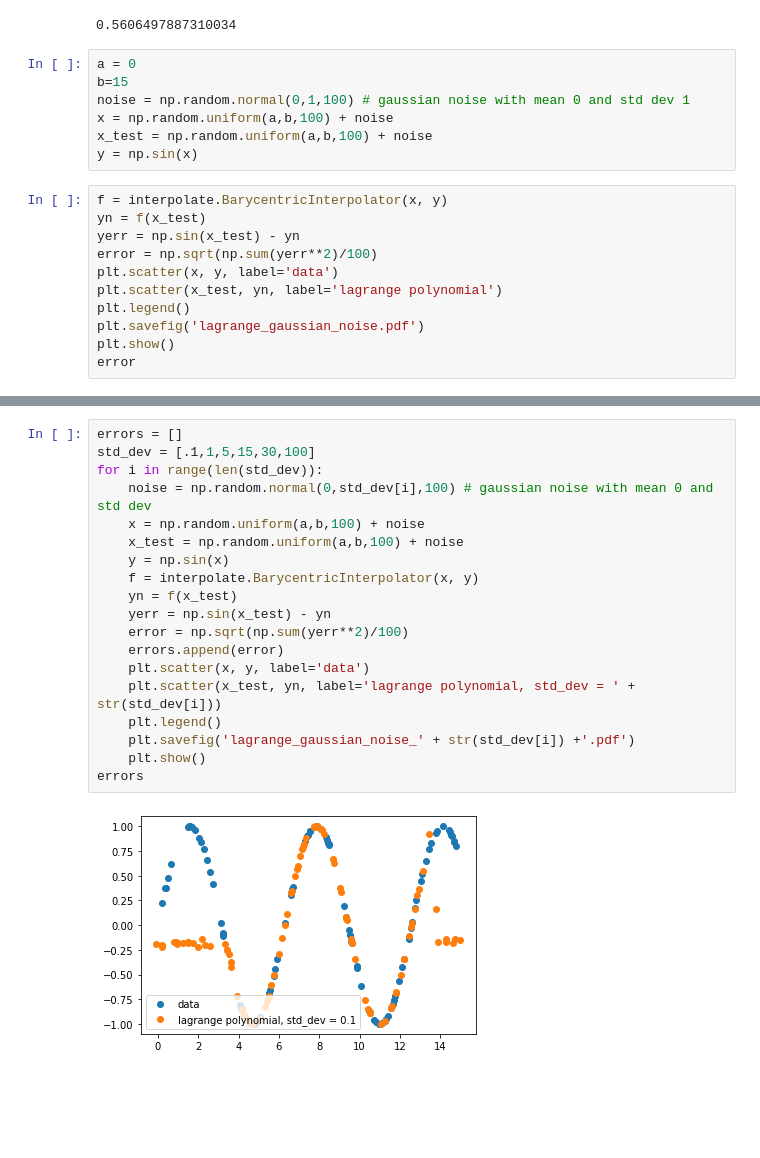
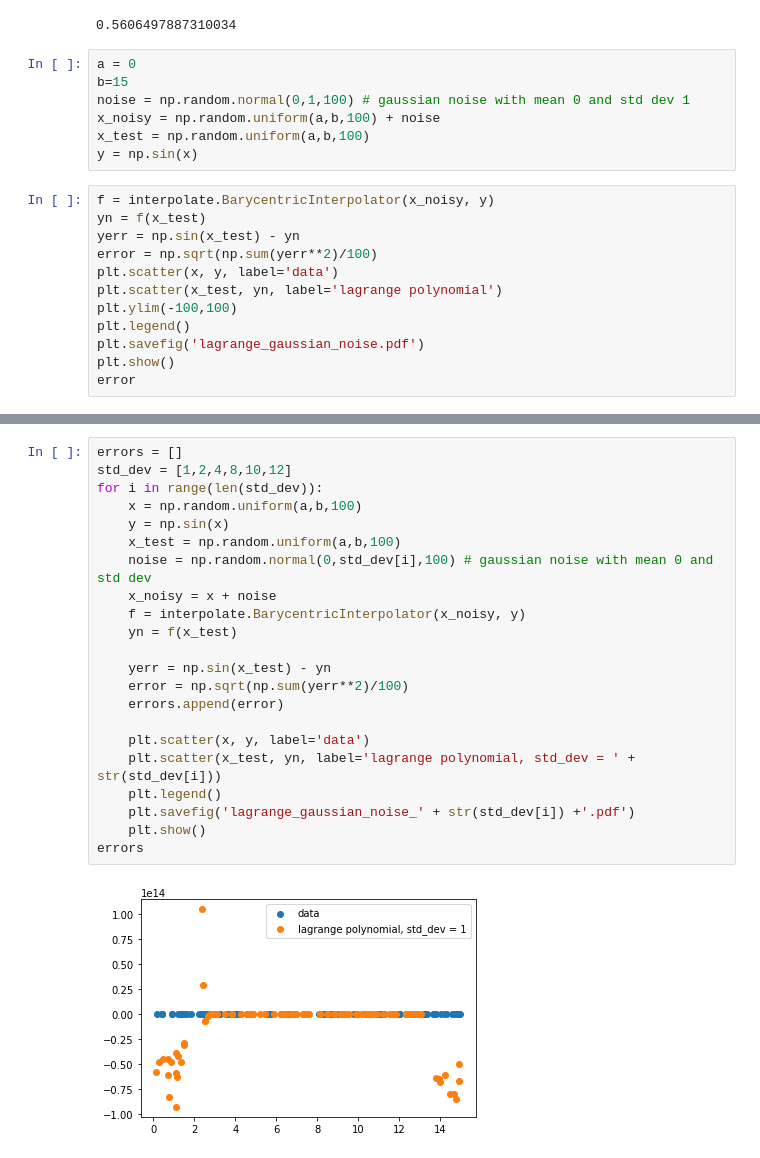
Before and after one commit to kevinsinghgill/CS760, a Jupyter notebook: dtree.ipynb, the cells around one changed output, grey strips where cells are left out. Drawn from its saved outputs; the diff is of its cells as text; blank space fills up the shorter version.

```diff
--- a/dtree.ipynb
+++ b/dtree.ipynb
@@ -223,16 +223,17 @@ error
 a = 0
 b=15
 noise = np.random.normal(0,1,100) # gaussian noise with mean 0 and std dev 1
-x = np.random.uniform(a,b,100) + noise
-x_test = np.random.uniform(a,b,100) + noise
+x_noisy = np.random.uniform(a,b,100) + noise
+x_test = np.random.uniform(a,b,100)
 y = np.sin(x)
 # %%
-f = interpolate.BarycentricInterpolator(x, y)
+f = interpolate.BarycentricInterpolator(x_noisy, y)
 yn = f(x_test)
 yerr = np.sin(x_test) - yn
 error = np.sqrt(np.sum(yerr**2)/100)
 plt.scatter(x, y, label='data')
 plt.scatter(x_test, yn, label='lagrange polynomial')
+plt.ylim(-100,100)
 plt.legend()
 plt.savefig('lagrange_gaussian_noise.pdf')
 plt.show()
@@ -243,21 +244,24 @@ error
 # %%
 errors = []
-std_dev = [.1,1,5,15,30,100]
+std_dev = [1,2,4,8,10,12]
 for i in range(len(std_dev)):
+    x = np.random.uniform(a,b,100)
+    y = np.sin(x)
+    x_test = np.random.uniform(a,b,100)
     noise = np.random.normal(0,std_dev[i],100) # gaussian noise with mean 0 and std dev
-    x = np.random.uniform(a,b,100) + noise
-    x_test = np.random.uniform(a,b,100) + noise
-    y = np.sin(x)
-    f = interpolate.BarycentricInterpolator(x, y)
+    x_noisy = x + noise
+    f = interpolate.BarycentricInterpolator(x_noisy, y)
     yn = f(x_test)
+
     yerr = np.sin(x_test) - yn
     error = np.sqrt(np.sum(yerr**2)/100)
     errors.append(error)
+
     plt.scatter(x, y, label='data')
     plt.scatter(x_test, yn, label='lagrange polynomial, std_dev = ' + str(std_dev[i]))
     plt.legend()
     plt.savefig('lagrange_gaussian_noise_' + str(std_dev[i]) +'.pdf')
     plt.show()
 errors
 # %% [output]
-[figure, old version]
+[figure, new version]
```
Also changed, not shown: parts of 4 cells of this notebook.
